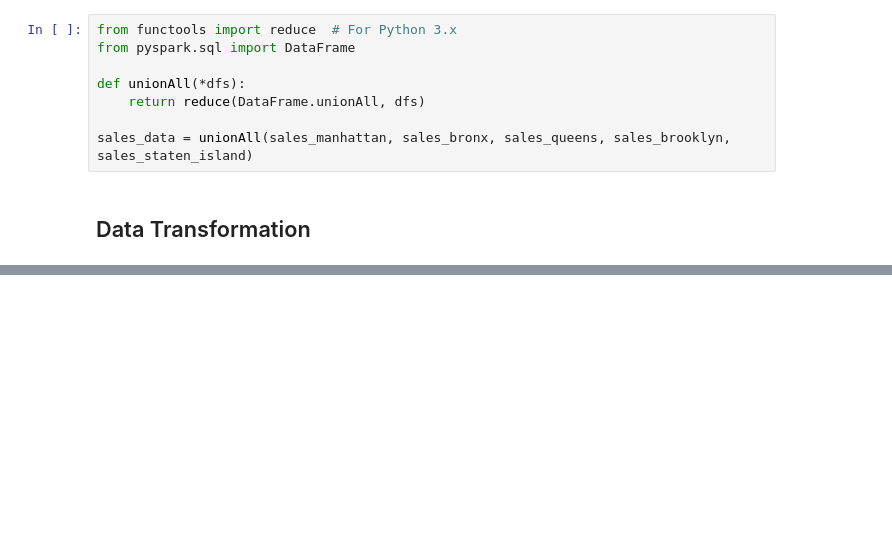
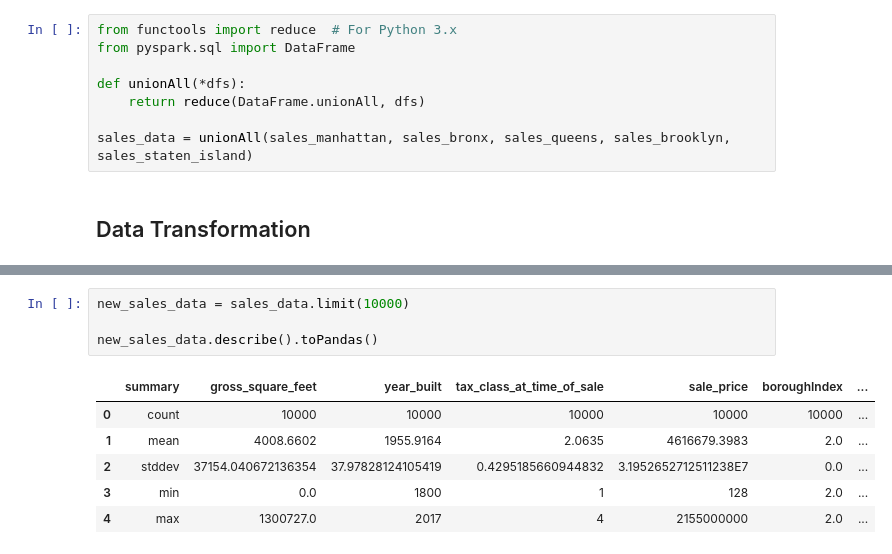
Before and after one commit to kevinchris17/BDAS, a Jupyter notebook: Iteration 4.ipynb, the cells around one changed output, grey strips where cells are left out. Cells and saved outputs as stored; diff of their text form; blank space fills up the shorter version.

```diff
--- a/Iteration 4.ipynb
+++ b/Iteration 4.ipynb
@@ -157,0 +200,11 @@ AttributeError: 'StringIndexer' object has no attribute 'show'
+# %%
+new_sales_data = sales_data.limit(10000)
+
+new_sales_data.describe().toPandas()
+# %% [output]
+|  | summary | gross_square_feet | year_built | tax_class_at_time_of_sale | sale_price | boroughIndex | ... |
+| 0 | count | 10000 | 10000 | 10000 | 10000 | 10000 | ... |
+| 1 | mean | 4008.6602 | 1955.9164 | 2.0635 | 4616679.3983 | 2.0 | ... |
+| 2 | stddev | 37154.040672136354 | 37.97828124105419 | 0.4295185660944832 | 3.1952652712511238E7 | 0.0 | ... |
+| 3 | min | 0.0 | 1800 | 1 | 128 | 2.0 | ... |
+| 4 | max | 1300727.0 | 2017 | 4 | 2155000000 | 2.0 | ... |
```
Also changed, not shown: parts of 27 cells of this notebook, 3 other files.
